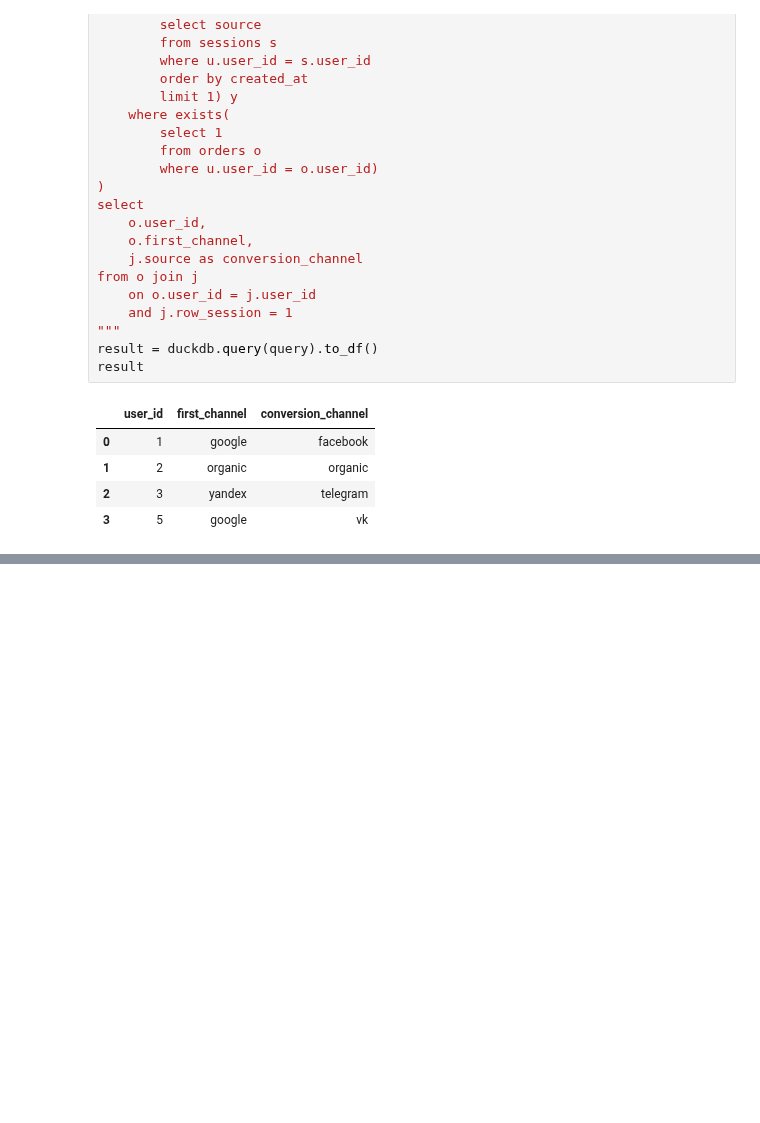
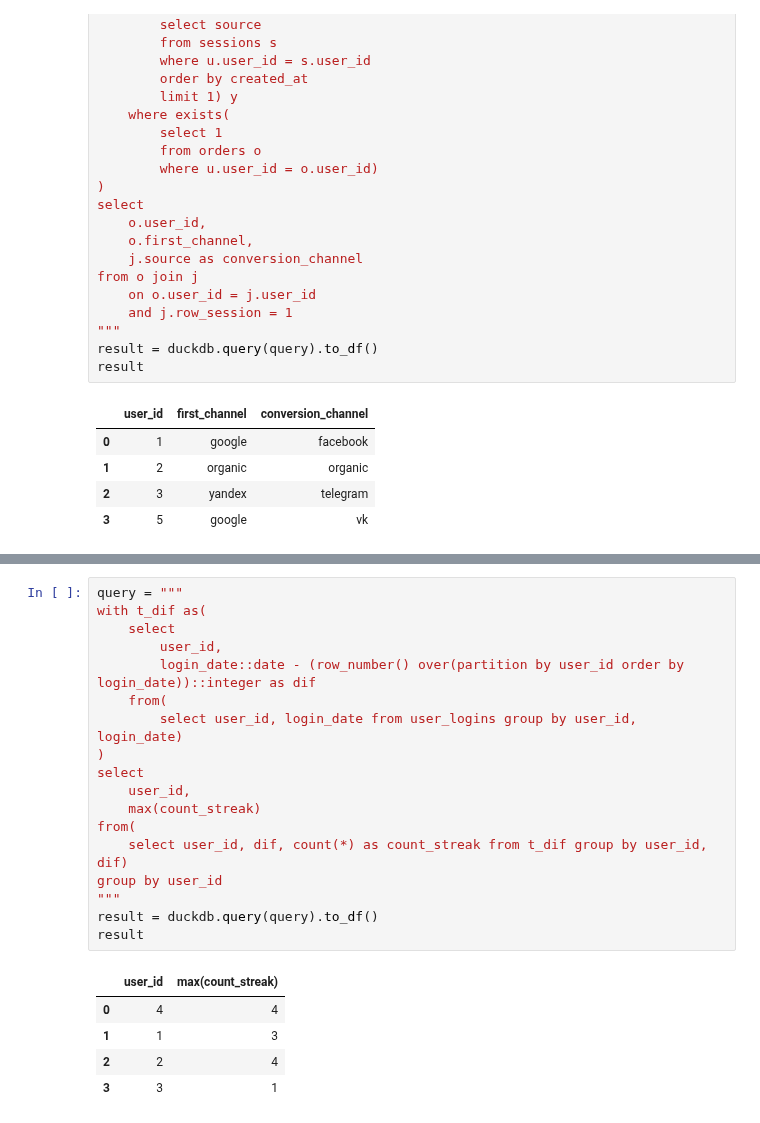
Before and after one commit to Praldmur/Tasks, a Jupyter notebook: simulator_sql.ipynb, the cells around one changed output, grey strips where cells are left out. Cells and saved outputs as stored; diff of their text form; blank space fills up the shorter version.

```diff
--- a/simulator_sql.ipynb
+++ b/simulator_sql.ipynb
@@ -1603,0 +1674,24 @@ result
+# %%
+query = """
+with t_dif as(
+    select
+        user_id,
+        login_date::date - (row_number() over(partition by user_id order by login_date))::integer as dif
+    from(
+        select user_id, login_date from user_logins group by user_id, login_date)
+)
+select
+    user_id,
+    max(count_streak)
+from(
+    select user_id, dif, count(*) as count_streak from t_dif group by user_id, dif)
+group by user_id
+"""
+result = duckdb.query(query).to_df()
+result
+# %% [output]
+|  | user_id | max(count_streak) |
+| 0 | 4 | 4 |
+| 1 | 1 | 3 |
+| 2 | 2 | 4 |
+| 3 | 3 | 1 |
```
Also changed, not shown: parts of 8 cells of this notebook.
